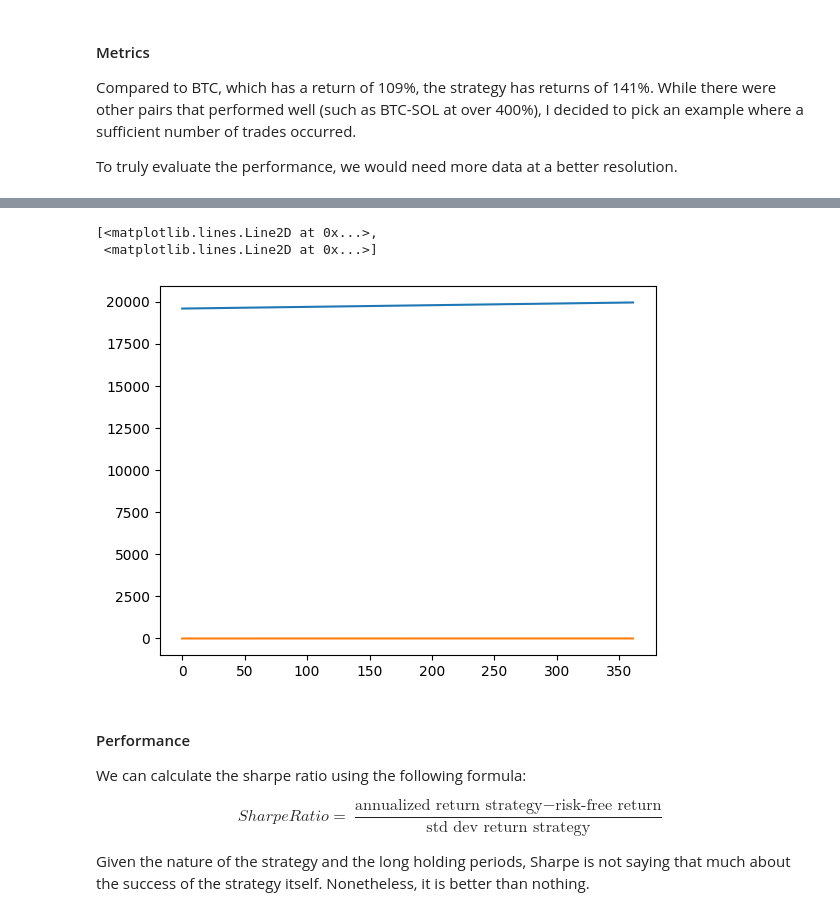
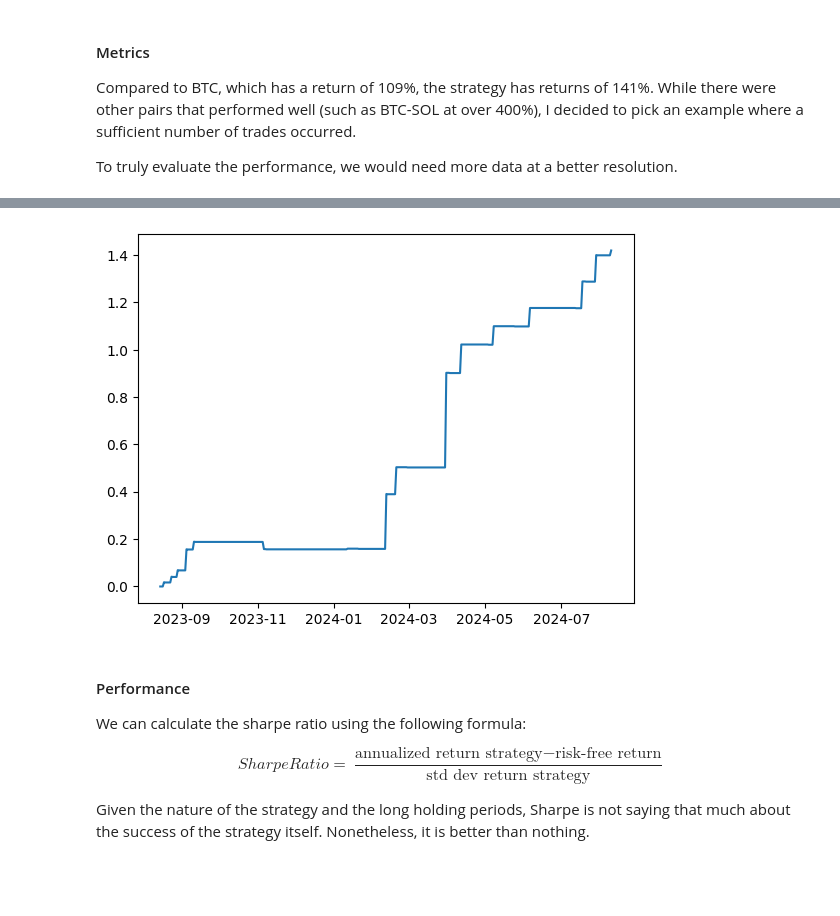
Before and after one commit to voskart/backtesting, a Jupyter notebook: mean_reversion.ipynb, the cells around one changed output, grey strips where cells are left out. Drawn from its saved outputs; the diff is of its cells as text; code cells hidden in the pictures; blank space fills up the shorter version.

Commit message:
fix plots

```diff
--- a/mean_reversion.ipynb
+++ b/mean_reversion.ipynb
@@ -354,5 +354,6 @@ df_full_range = df_full_range.with_columns(
 )
 
 # plot pnl
-plt.plot(df_full_range[['date', 'cumulative_pnl']])
+plt.plot(df_full_range['date'], df_full_range['cumulative_pnl'])
+plt.show()
 # %% [output]
@@ -360,6 +360,4 @@ plt.plot(df_full_range[['date', 'cumulative_pnl']])
-[<matplotlib.lines.Line2D at 0x...>,
- <matplotlib.lines.Line2D at 0x...>]
-[figure, old version]
+[figure, new version]
 # %% [markdown]
 #### Performance
 
```
Also changed, not shown: parts of 2 cells of this notebook, 1 other file.
